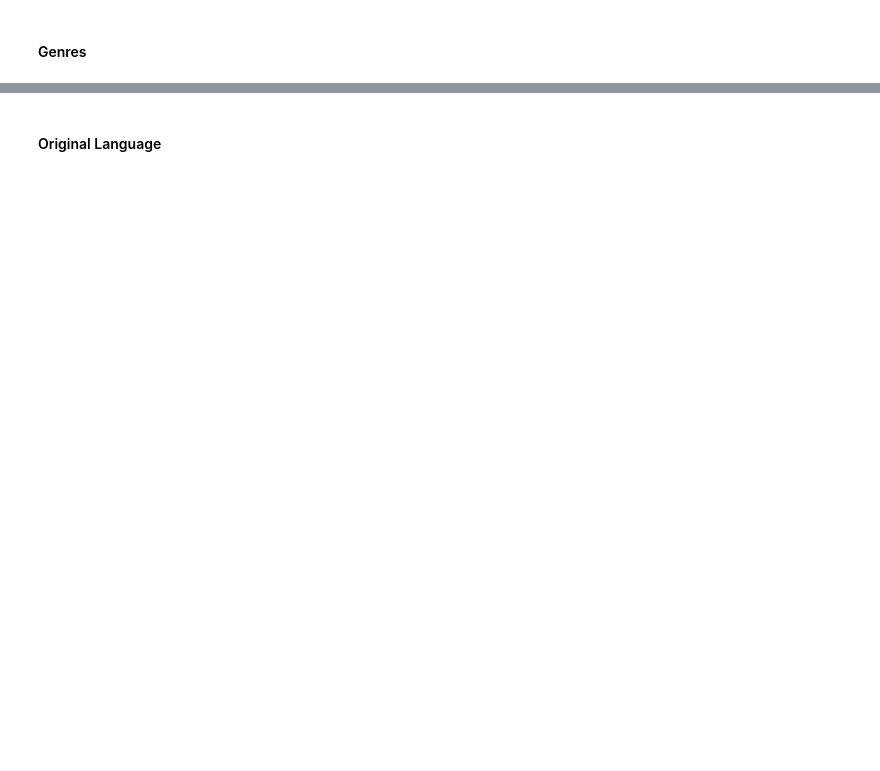
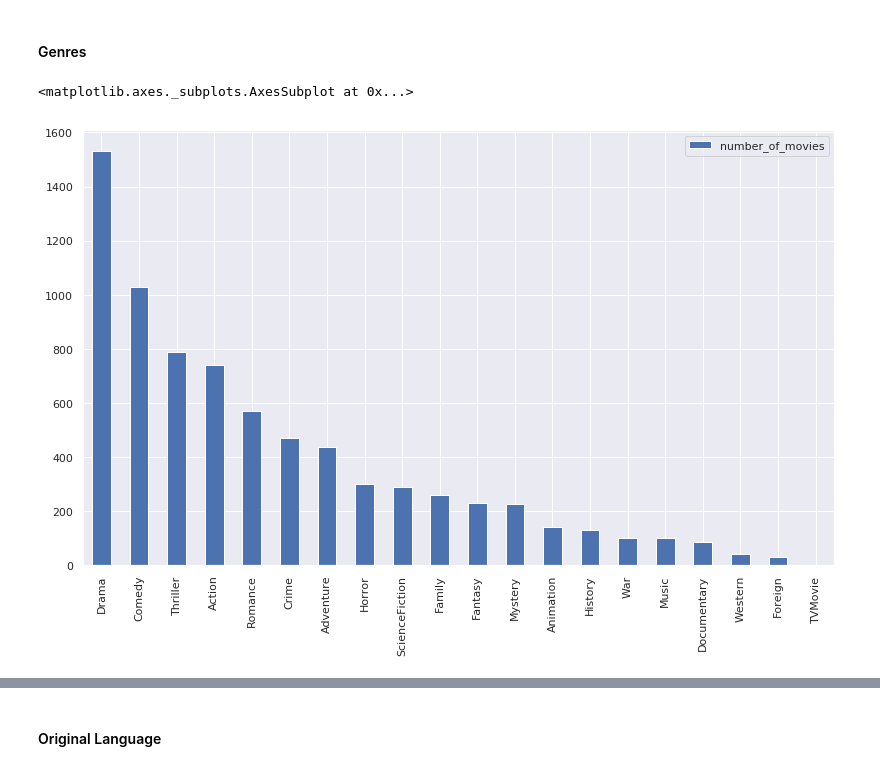
Before and after one commit to praxitelisk/TMDB-Box-Office-Prediction, a Jupyter notebook: TMDB Box Office Prediction EDA + ML.ipynb, the cells around one changed output, grey strips where cells are left out. Saved outputs shown, nothing was run; the diff lists cells and outputs as text; code cells hidden in the pictures; blank space fills up the shorter version.

```diff
--- a/TMDB Box Office Prediction EDA + ML.ipynb
+++ b/TMDB Box Office Prediction EDA + ML.ipynb
@@ -60,27 +116,29 @@ sns.distplot(a=train_df.budget, kde = False, ax = ax[1])
 # %% [markdown]
 #### Genres
 # %%
-
 def genres_preprocessing(elem):
     string = str(elem)
     str1 = string.replace(']','').replace('[','').replace('{','').replace('}','').replace('\'','').replace(' ','').replace("name", "").replace("id", "").replace(":", "")
     ll = str1.split(",")[1::2]
     return ll
 
 train_df["genres_processed"] = train_df.genres.apply(lambda elem: genres_preprocessing(elem))
 
 genres_dict = dict()
 
 for genre in train_df["genres_processed"]:
     for elem in genre:
         if elem not in genres_dict:
             genres_dict[elem] = 1
         else:
             genres_dict[elem] += 1
 
 
-
+sns.set(rc={'figure.figsize':(12,8)})
 genres_df = pd.DataFrame.from_dict(genres_dict, orient='index')
 genres_df.columns = ["number_of_movies"]
 genres_df = genres_df.sort_values(by="number_of_movies", ascending=False)
 genres_df.plot.bar()
+# %% [output]
+<matplotlib.axes._subplots.AxesSubplot at 0x...>
+[figure, added]
```
Also changed, not shown: parts of 42 cells of this notebook.
